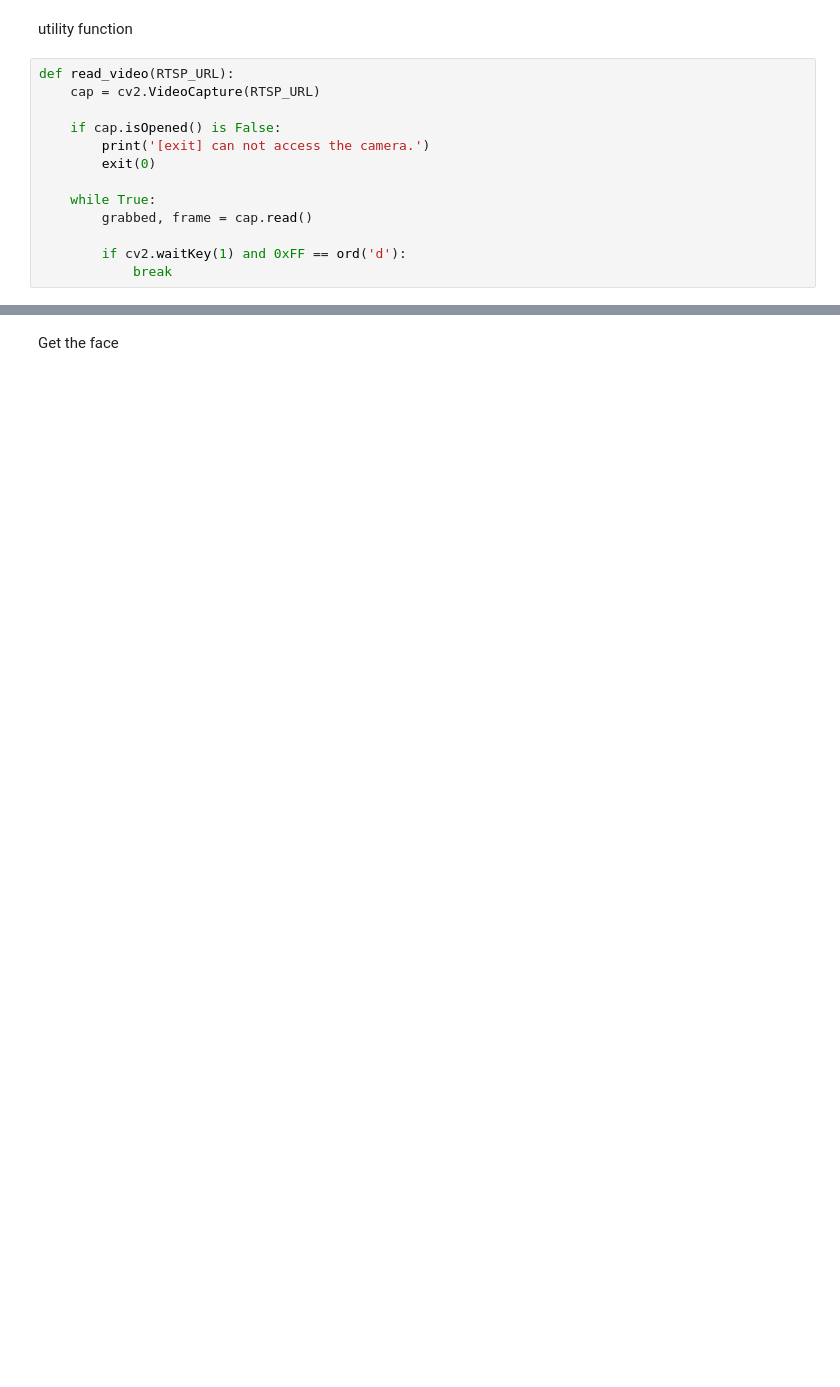
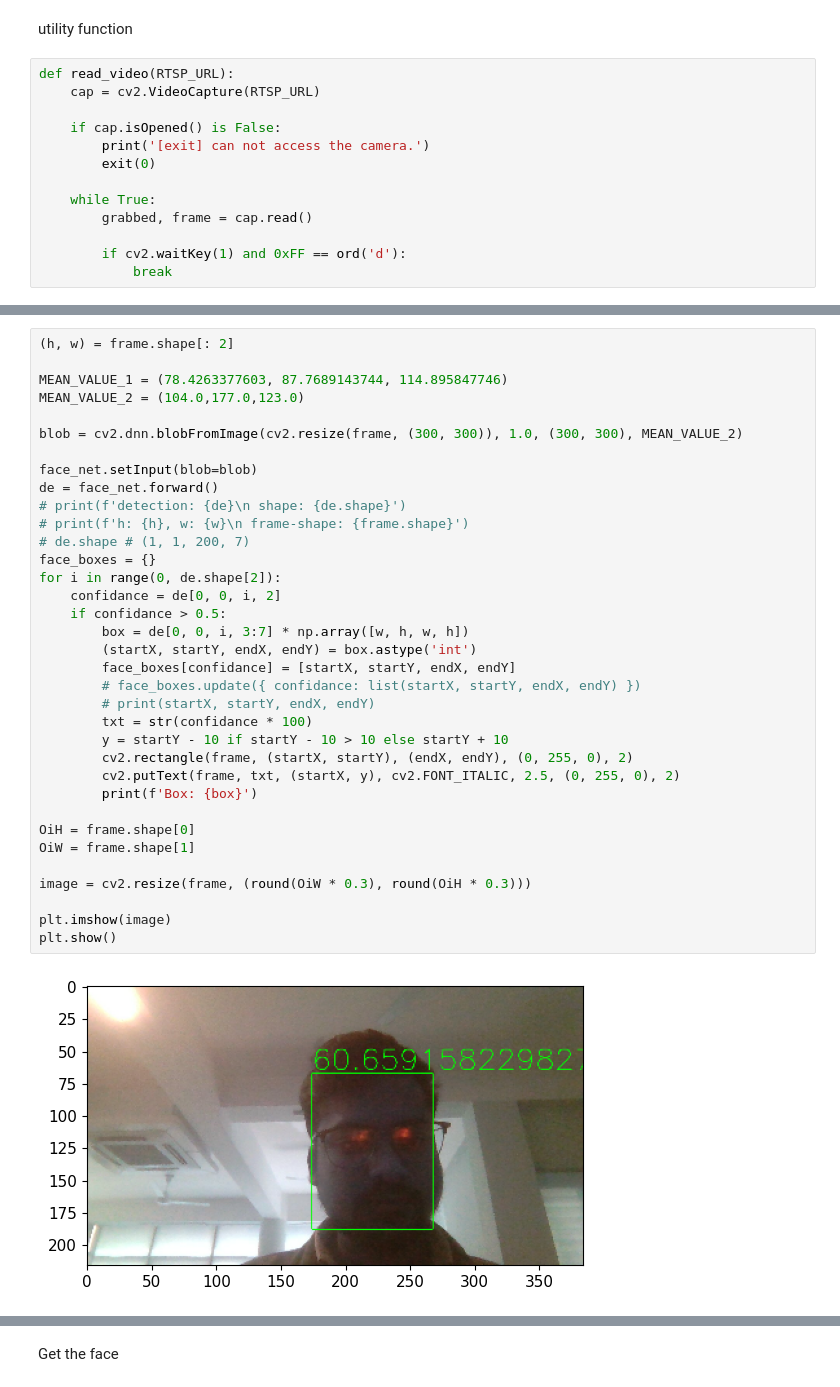
Before and after one commit to sudiptoshahin/brief-intro-ml, a Jupyter notebook: test20240125/detection_attributes.ipynb, the cells around one changed output, grey strips where cells are left out. Saved outputs shown, nothing was run; the diff lists cells and outputs as text; blank space fills up the shorter version.

```diff
--- a/test20240125/detection_attributes.ipynb
+++ b/test20240125/detection_attributes.ipynb
@@ -148,0 +228,37 @@ for frame_idx, (path, img, im0s, vid_cap, s) in enumerate(dataset):
+# %%
+(h, w) = frame.shape[: 2]
+
+MEAN_VALUE_1 = (78.4263377603, 87.7689143744, 114.895847746)
+MEAN_VALUE_2 = (104.0,177.0,123.0)
+
+blob = cv2.dnn.blobFromImage(cv2.resize(frame, (300, 300)), 1.0, (300, 300), MEAN_VALUE_2)
+
+face_net.setInput(blob=blob)
+de = face_net.forward()
+# print(f'detection: {de}\n shape: {de.shape}')
+# print(f'h: {h}, w: {w}\n frame-shape: {frame.shape}')
+# de.shape # (1, 1, 200, 7)
+face_boxes = {}
+for i in range(0, de.shape[2]):
+    confidance = de[0, 0, i, 2]
+    if confidance > 0.5:
+        box = de[0, 0, i, 3:7] * np.array([w, h, w, h])
+        (startX, startY, endX, endY) = box.astype('int')
+        face_boxes[confidance] = [startX, startY, endX, endY]
+        # face_boxes.update({ confidance: list(startX, startY, endX, endY) })
+        # print(startX, startY, endX, endY)
+        txt = str(confidance * 100)
+        y = startY - 10 if startY - 10 > 10 else startY + 10
+        cv2.rectangle(frame, (startX, startY), (endX, endY), (0, 255, 0), 2)
+        cv2.putText(frame, txt, (startX, y), cv2.FONT_ITALIC, 2.5, (0, 255, 0), 2)
+        print(f'Box: {box}')
+
+OiH = frame.shape[0]
+OiW = frame.shape[1]
+
+image = cv2.resize(frame, (round(OiW * 0.3), round(OiH * 0.3)))
+
+plt.imshow(image)
+plt.show()
+# %% [output]
+[figure, added]
```
Also changed, not shown: parts of 10 cells of this notebook.
